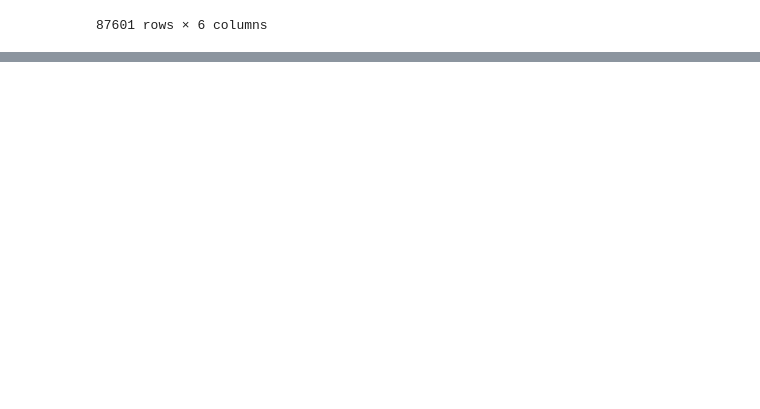
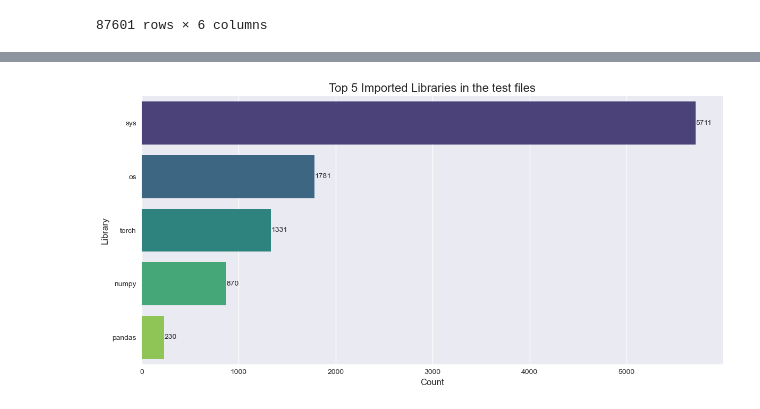
Before and after one commit to popesculuca00/synthetic_pytest_data_generation, a Jupyter notebook: eda_and_upload.ipynb, the cells around one changed output, grey strips where cells are left out. Drawn from its saved outputs; the diff is of its cells as text; code cells hidden in the pictures; blank space fills up the shorter version.

```diff
--- a/eda_and_upload.ipynb
+++ b/eda_and_upload.ipynb
@@ -128,0 +131,16 @@ df_final.to_csv("C:/Master/Disertatie/data/pytest_initial/pytest_data.csv", inde
+# %%
+from collections import Counter
+import matplotlib.pyplot as plt
+import seaborn as sns
+
+import_lines = df_final['pytest_code'].str.extractall(r'^(?:from|import)\s+(\w+)').unstack()
+import_counts = Counter(import_lines.values.flatten())
+import_counts = {k: v for k, v in import_counts.items() if k is not None}
+import_counts = dict(sorted(import_counts.items(), key=lambda x: x[1], reverse=True))
+
+import_df = pd.DataFrame.from_dict(import_counts, orient='index', columns=['count'])
+import_df.index.name = 'library'
+import_df.reset_index(inplace=True)
+
+print(f"Total imports {sum([i[1] for i in import_df.values])}")
+print(import_df)
@@ -128,0 +165,17 @@ df_final.to_csv("C:/Master/Disertatie/data/pytest_initial/pytest_data.csv", inde
+# %%
+plt.style.use('seaborn-v0_8')
+plt.figure(figsize=(12, 6))
+
+sns.barplot(x='count', y='library', data=import_df.iloc[2:7, :], palette='viridis')
+
+plt.title('Top 5 Imported Libraries in the test files', fontsize=16)
+plt.xlabel('Count', fontsize=12)
+plt.ylabel('Library', fontsize=12)
+
+for i, v in enumerate(import_df.iloc[2:7, :]['count']):
+    plt.text(v + 3, i, str(v), va='center')
+
+plt.tight_layout()
+plt.show()
+# %% [output]
+[figure, added]
```
Also changed, not shown: parts of 5 cells of this notebook.
